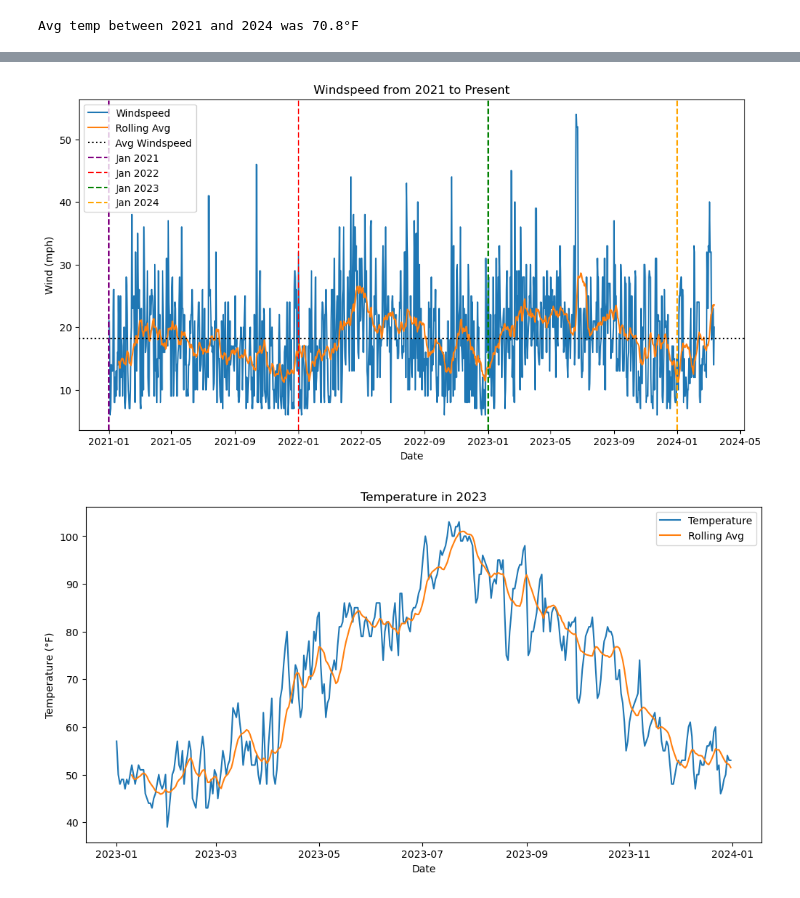
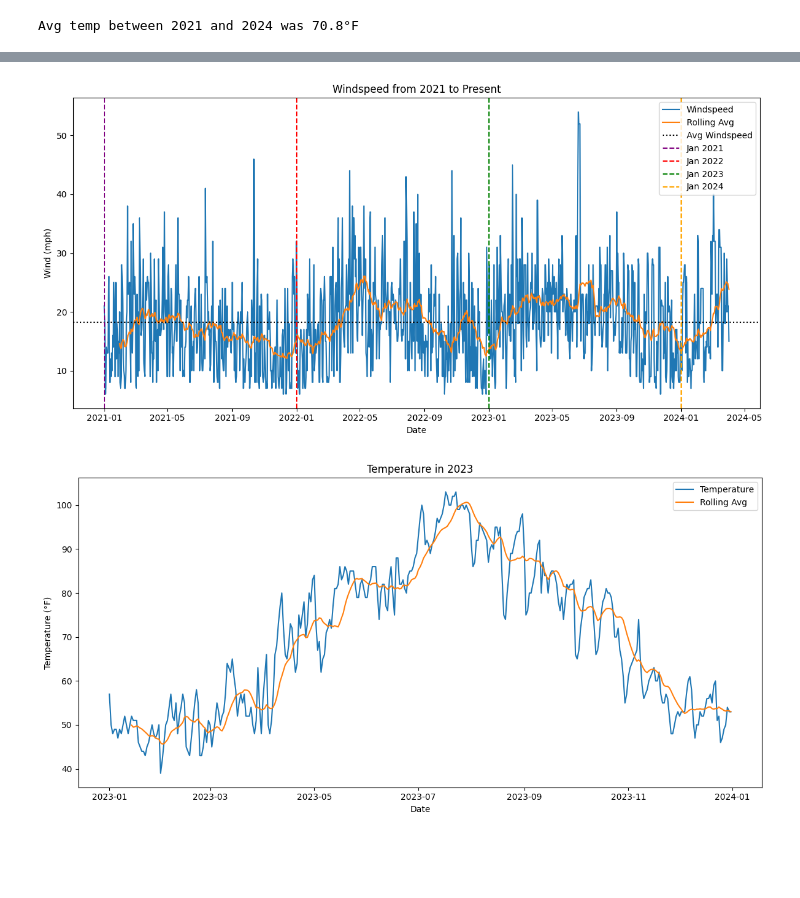
Before and after one commit to LandryHouston/Weather_Wizard, a Jupyter notebook: code/02_analysis.ipynb, the cells around one changed output, grey strips where cells are left out. Saved outputs shown, nothing was run; the diff lists cells and outputs as text; code cells hidden in the pictures; blank space fills up the shorter version.

```diff
--- a/code/02_analysis.ipynb
+++ b/code/02_analysis.ipynb
@@ -74,25 +89,27 @@ plt.legend();
 # %%
 plt.figure(figsize=(12, 6))
 sns.lineplot(df['wind (mph)'], label='Windspeed')
-sns.lineplot(df["wind (mph)"].rolling(window=20).mean(), label='Rolling Avg')
+sns.lineplot(df["wind (mph)"].rolling(window=30).mean(), label='Rolling Avg')
 plt.axhline(df['wind (mph)'].mean(), color='black', linestyle=':', label='Avg Windspeed')
 plt.axvline(pd.to_datetime('2021-01-01'), color='purple', linestyle='--', label='Jan 2021')
 plt.axvline(pd.to_datetime('2022-01-01'), color='red', linestyle='--', label='Jan 2022')
 plt.axvline(pd.to_datetime('2023-01-01'), color='green', linestyle='--', label='Jan 2023')
 plt.axvline(pd.to_datetime('2024-01-01'), color='orange', linestyle='--', label='Jan 2024')
 plt.title('Windspeed from 2021 to Present')
 plt.ylabel('Wind (mph)')
 plt.xlabel('Date')
-plt.legend();
+plt.legend(loc= 'upper right')
+plt.tight_layout()
 # %% [output]
-[figure, old version]
+[figure, new version]
 # %%
 plt.figure(figsize=(12, 6))
 sns.lineplot(df.loc['2023', 'avg_temp (°F)'], label='Temperature')
-sns.lineplot(df.loc["2023", "avg_temp (°F)"].rolling(window=10).mean(), label='Rolling Avg')
+sns.lineplot(df.loc["2023", "avg_temp (°F)"].rolling(window=14).mean(), label='Rolling Avg')
 plt.title('Temperature in 2023')
 plt.ylabel('Temperature (°F)')
 plt.xlabel('Date')
-plt.legend();
+plt.legend()
+plt.tight_layout()
 # %% [output]
-[figure, old version]
+[figure, new version]
```
Also changed, not shown: parts of 15 cells of this notebook.
